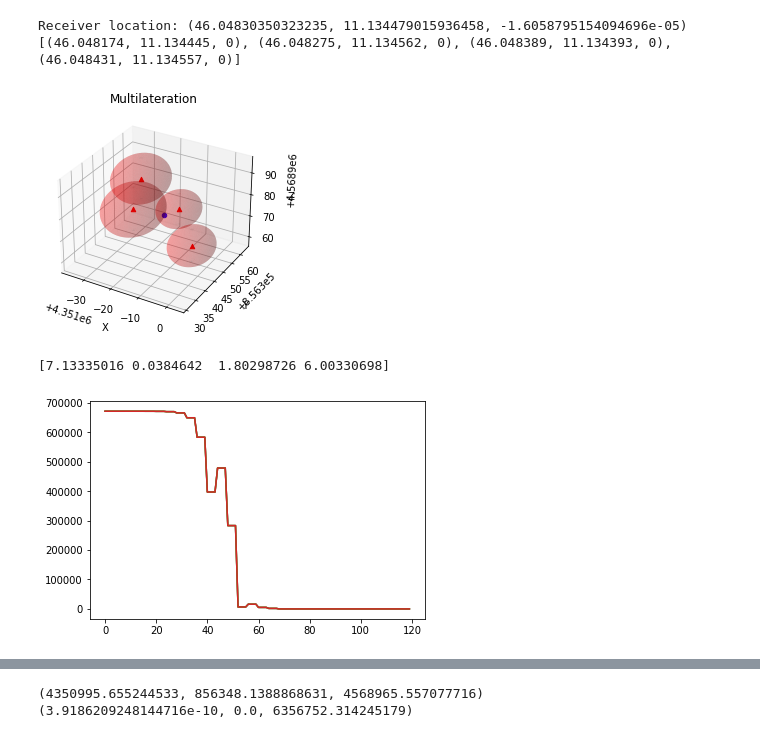
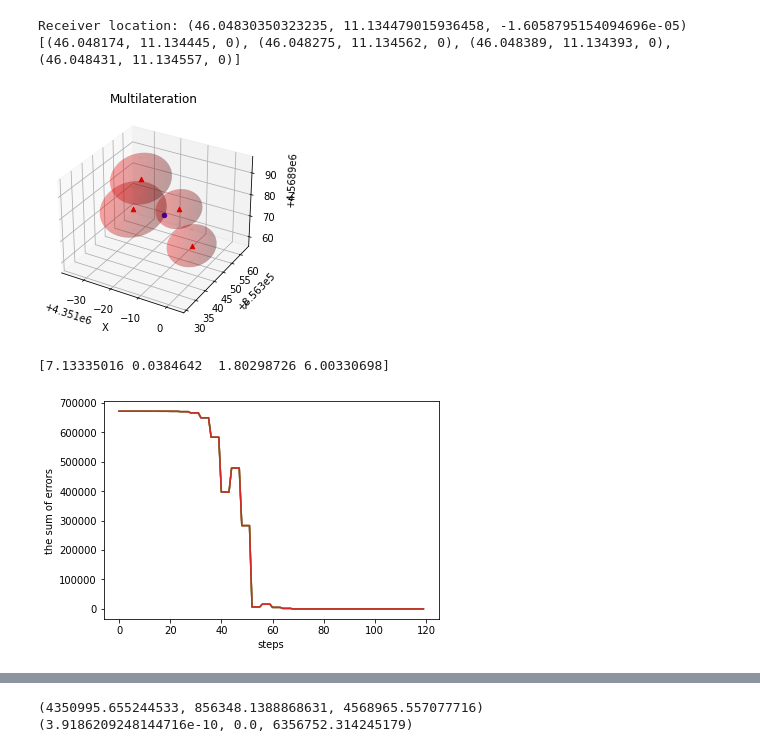
Before and after one commit to kazuyahirotsu/LoRaPos, a Jupyter notebook: multilateration.ipynb, the cells around one changed output, grey strips where cells are left out. Saved outputs shown, nothing was run; the diff lists cells and outputs as text; code cells hidden in the pictures.

```diff
--- a/multilateration.ipynb
+++ b/multilateration.ipynb
@@ -103,39 +103,41 @@ plt.show()
 fig = plt.figure()
 
 plt.plot(errors_array)
+plt.xlabel("steps")
+plt.ylabel("the sum of errors")
 print(errors_array[-1])
 
 # show the plot
 plt.show()
 
 import folium
 
 # Plot the sources and the estimated location of the receiver on a 2D map
 m = folium.Map(location=receiver_location_estimated[:2], zoom_start=18, max_zoom=20)
 
 # Plot the sources
 for i in range(len(source_locations)):
     folium.Marker(location=source_locations[i][:2]).add_to(m)
 
 # Plot the estimated location of the receiver
 folium.Marker(location=receiver_location_estimated[:2], icon=folium.Icon(color='blue')).add_to(m)
 
 # Plot circles representing the distance from each source
 for i in range(len(source_locations)):
     # Calculate the radius of the circle in meters
     radius = d[i]
     # Get the location of the source
     source_location = source_locations[i][:2]
     # Draw the circle on the map
     folium.Circle(location=source_location, radius=radius, color='red', fill=False).add_to(m)
 
 m
 # %% [output]
 Receiver location: (46.04830350323235, 11.134479015936458, -1.6058795154094696e-05)
 [(46.048174, 11.134445, 0), (46.048275, 11.134562, 0), (46.048389, 11.134393, 0), (46.048431, 11.134557, 0)]
 [figure]
 [7.13335016 0.0384642  1.80298726 6.00330698]
-[figure, old version]
+[figure, new version]
 [interactive output not drawn]
 # %%
 import pyproj
```
Also changed, not shown: parts of 1 cell of this notebook, 2 other files.
